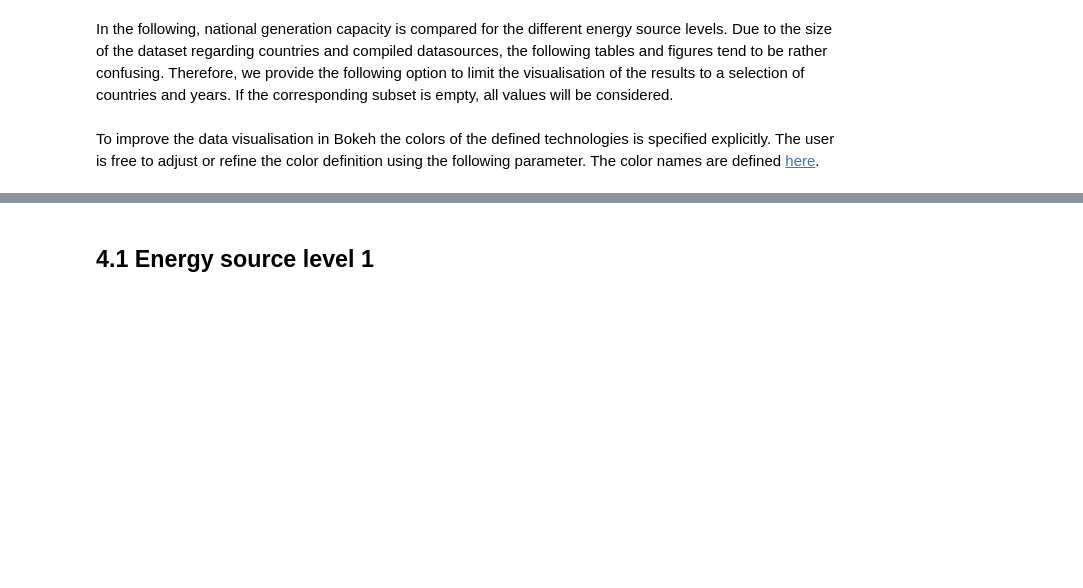
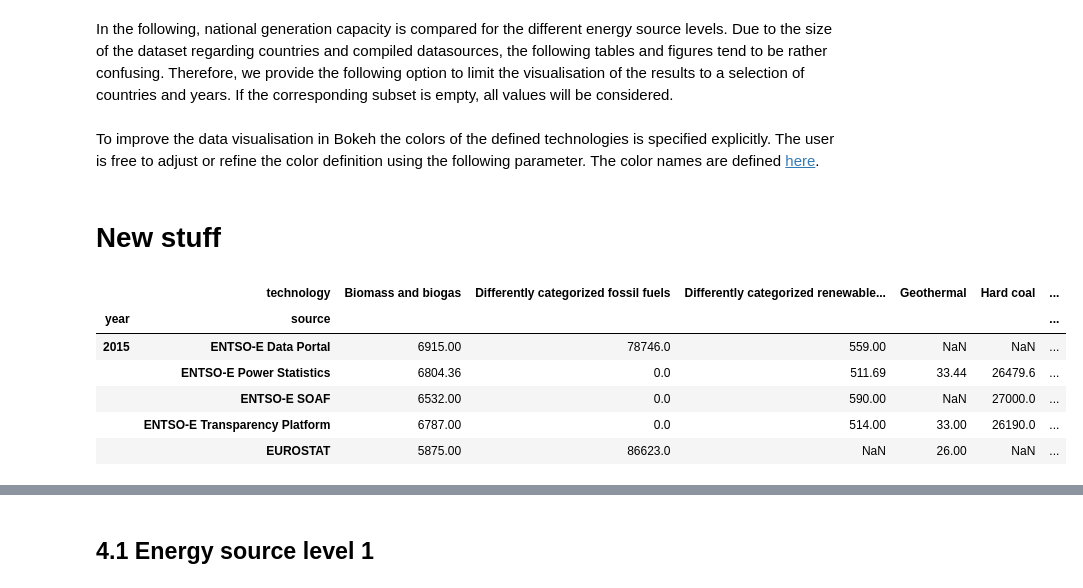
Before and after one commit to Open-Power-System-Data/national_generation_capacity, a Jupyter notebook: tests.ipynb, the cells around one changed output, grey strips where cells are left out. Saved outputs shown, nothing was run; the diff lists cells and outputs as text; code cells hidden in the pictures; blank space fills up the shorter version.

```diff
--- a/tests.ipynb
+++ b/tests.ipynb
@@ -137,3 +157,13 @@ colormap = {
     'Differently categorized renewable energy sources': 'Green',
     'Other or unspecified energy sources': 'Orange',
 }
+# %% [markdown]
+# New stuff
+# %%
+input_co = 'DE'
+input_year = [2015,2016,2017]
+# %%
+co_subset = data['country'] == input_co
+y_subset = data['year'].isin(input_year)
+energy_source_level = data['energy_source_level_3'] == True
+ret_data = data.loc[co_subset & y_subset & energy_source_level]
@@ -139,0 +174,17 @@ colormap = {
+# %%
+source_data = pd.pivot_table(ret_data,
+                          index=('year','source'),
+                          columns='technology',
+                          values='capacity',
+                          aggfunc=sum,
+                          margins=False)
+
+source_data.head()
+# %% [output]
+|  | technology | Biomass and biogas | Differently categorized fossil fuels | Differently categorized renewable... | Geothermal | Hard coal | ... |
+| year | source |  |  |  |  |  | ... |
+| 2015 | ENTSO-E Data Portal | 6915.00 | 78746.0 | 559.00 | NaN | NaN | ... |
+|  | ENTSO-E Power Statistics | 6804.36 | 0.0 | 511.69 | 33.44 | 26479.6 | ... |
+|  | ENTSO-E SOAF | 6532.00 | 0.0 | 590.00 | NaN | 27000.0 | ... |
+|  | ENTSO-E Transparency Platform | 6787.00 | 0.0 | 514.00 | 33.00 | 26190.0 | ... |
+|  | EUROSTAT | 5875.00 | 86623.0 | NaN | 26.00 | NaN | ... |
```
Also changed, not shown: parts of 21 cells of this notebook, 4 other files.
